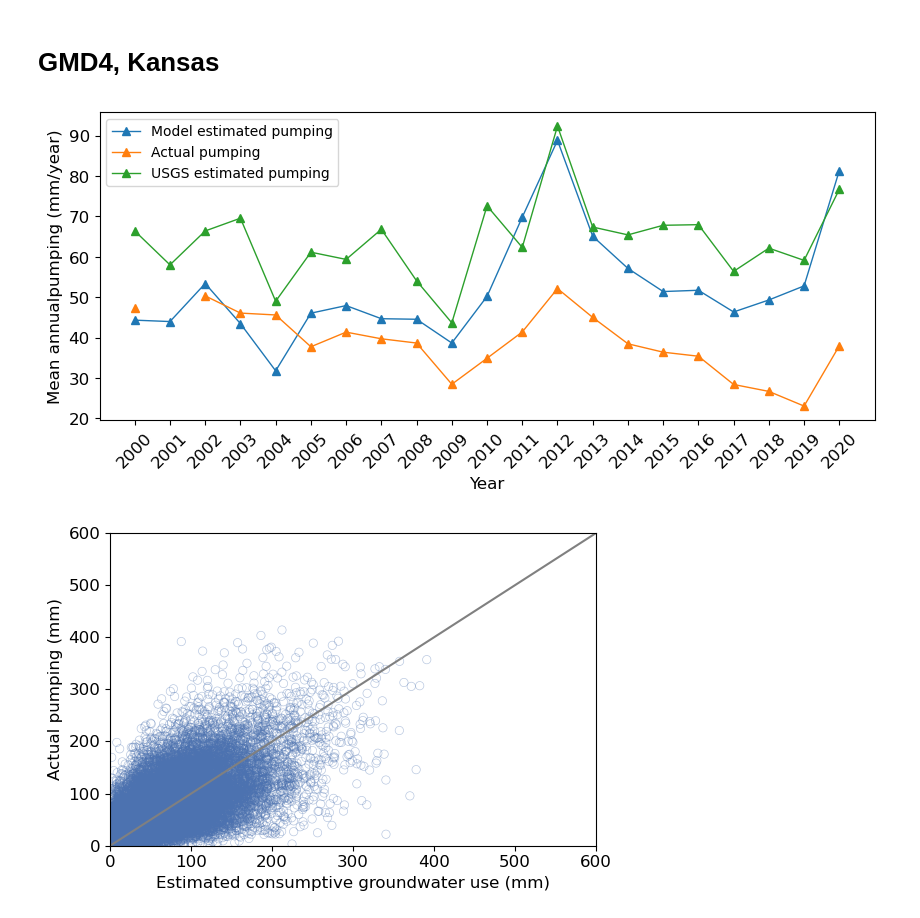
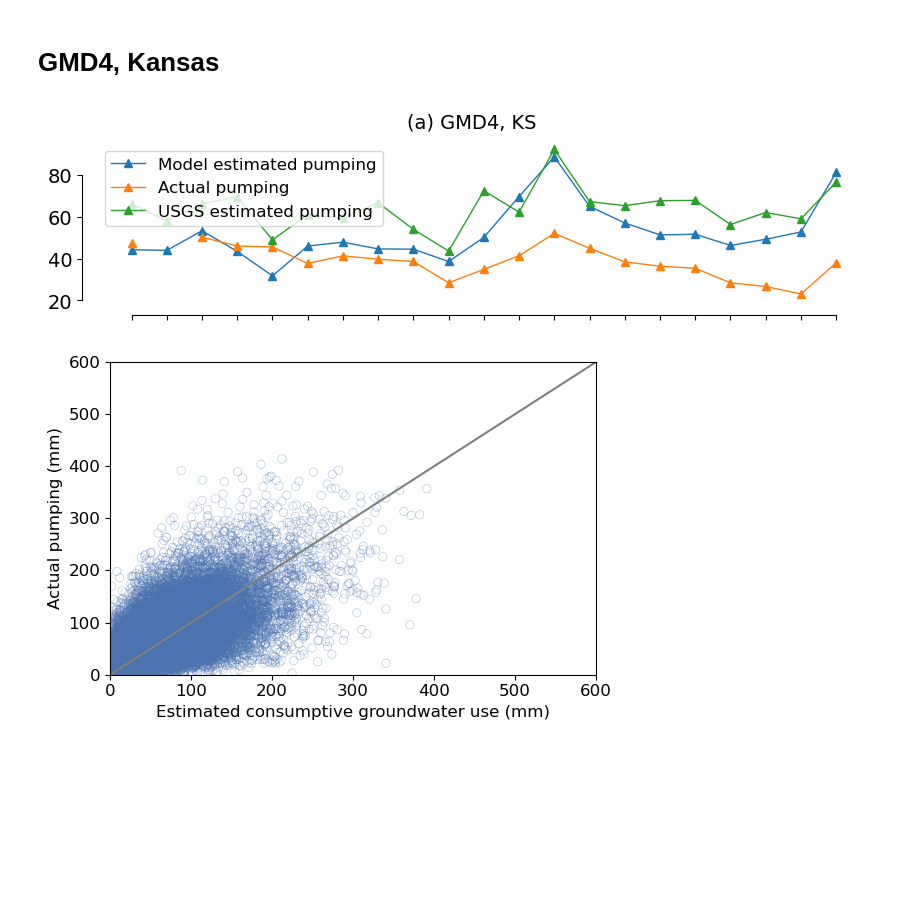
Before and after one commit to mdfahimhasan/WestUS_Peff, a Jupyter notebook: Codes/results_analysis/netGW_vs_pumping.ipynb, the cells around one changed output. Cells and saved outputs as stored; diff of their text form; code cells hidden in the pictures; blank space fills up the shorter version.

```diff
--- a/Codes/results_analysis/netGW_vs_pumping.ipynb
+++ b/Codes/results_analysis/netGW_vs_pumping.ipynb
@@ -96,13 +100,16 @@ ann_df_sel.loc[ann_df_sel['mean pumping_mm'] < 1, 'mean pumping_mm'] = np.nan
 # %%
 year = [2000, 2001, 2002, 2003, 2004, 2005, 2006, 2007, 2008, 2009, 2010,
         2011, 2012, 2013, 2014, 2015, 2016, 2017, 2018, 2019, 2020]
 
-make_line_plot_v2(y1=ann_df_sel['sim_mean_pumping_mm'], y2=ann_df_sel['mean pumping_mm'], y3=ann_df_sel['mean USGS_mm'], year=year, fontsize=12,
-                  xlabel='Year', ylabel='Mean annualpumping (mm/year)',
+savepath = 'Plots/GMD4_timeseries.png'
+
+make_line_plot_v2(y1=ann_df_sel['sim_mean_pumping_mm'], y2=ann_df_sel['mean pumping_mm'], y3=ann_df_sel['mean USGS_mm'], year=year, fontsize=14,
+                  xlabel=None, ylabel=None,
                   line_label_1='Model estimated pumping', line_label_2='Actual pumping', line_label_3='USGS estimated pumping',
-                  figsize=(10, 4), legend_pos='upper left')
+                  suptitle='(a) GMD4, KS',
+                  figsize=(10, 3), legend_pos='upper left', legend='on', savepath= savepath, no_xticks=True)
 # %% [output]
-[figure, old version]
+[figure, new version]
 # %%
 pts_df = pd.read_csv('../../Data_main/results_eval/netGW/gmd4/gmd4_netGW_pumping.csv')
 
```
Also changed, not shown: parts of 10 cells of this notebook, 3 other files.
